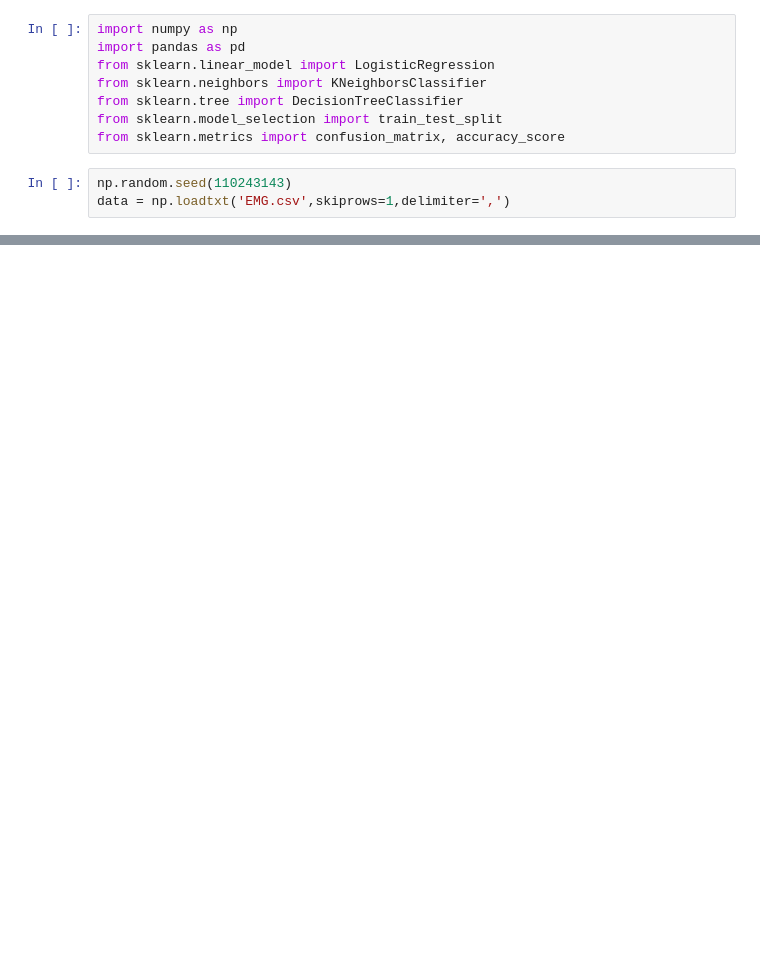
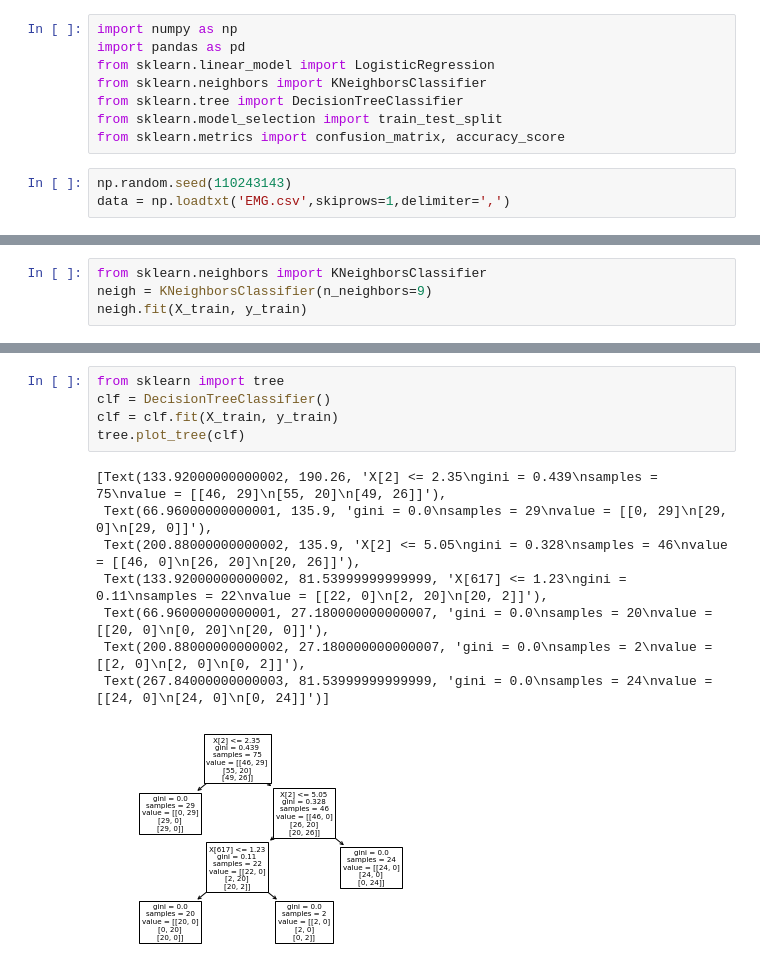
Before and after one commit to theonlyreillyeverever/C, a Jupyter notebook: EMG/Assignment_2.ipynb, the cells around one changed output, grey strips where cells are left out. Cells and saved outputs as stored; diff of their text form; blank space fills up the shorter version.

Commit message:
commit 2
added trees and KNN

```diff
--- a/EMG/Assignment_2.ipynb
+++ b/EMG/Assignment_2.ipynb
@@ -69,0 +324,4 @@ ValueError: multi_class must be in ('ovo', 'ovr')
+# %%
+from sklearn.neighbors import KNeighborsClassifier
+neigh = KNeighborsClassifier(n_neighbors=9)
+neigh.fit(X_train, y_train)
@@ -69,0 +354,14 @@ ValueError: multi_class must be in ('ovo', 'ovr')
+# %%
+from sklearn import tree
+clf = DecisionTreeClassifier()
+clf = clf.fit(X_train, y_train)
+tree.plot_tree(clf)
+# %% [output]
+[Text(133.92000000000002, 190.26, 'X[2] <= 2.35\ngini = 0.439\nsamples = 75\nvalue = [[46, 29]\n[55, 20]\n[49, 26]]'),
+ Text(66.96000000000001, 135.9, 'gini = 0.0\nsamples = 29\nvalue = [[0, 29]\n[29, 0]\n[29, 0]]'),
+ Text(200.88000000000002, 135.9, 'X[2] <= 5.05\ngini = 0.328\nsamples = 46\nvalue = [[46, 0]\n[26, 20]\n[20, 26]]'),
+ Text(133.92000000000002, 81.53999999999999, 'X[617] <= 1.23\ngini = 0.11\nsamples = 22\nvalue = [[22, 0]\n[2, 20]\n[20, 2]]'),
+ Text(66.96000000000001, 27.180000000000007, 'gini = 0.0\nsamples = 20\nvalue = [[20, 0]\n[0, 20]\n[20, 0]]'),
+ Text(200.88000000000002, 27.180000000000007, 'gini = 0.0\nsamples = 2\nvalue = [[2, 0]\n[2, 0]\n[0, 2]]'),
+ Text(267.84000000000003, 81.53999999999999, 'gini = 0.0\nsamples = 24\nvalue = [[24, 0]\n[24, 0]\n[0, 24]]')]
+[figure, added]
```
Also changed, not shown: parts of 14 cells of this notebook.
